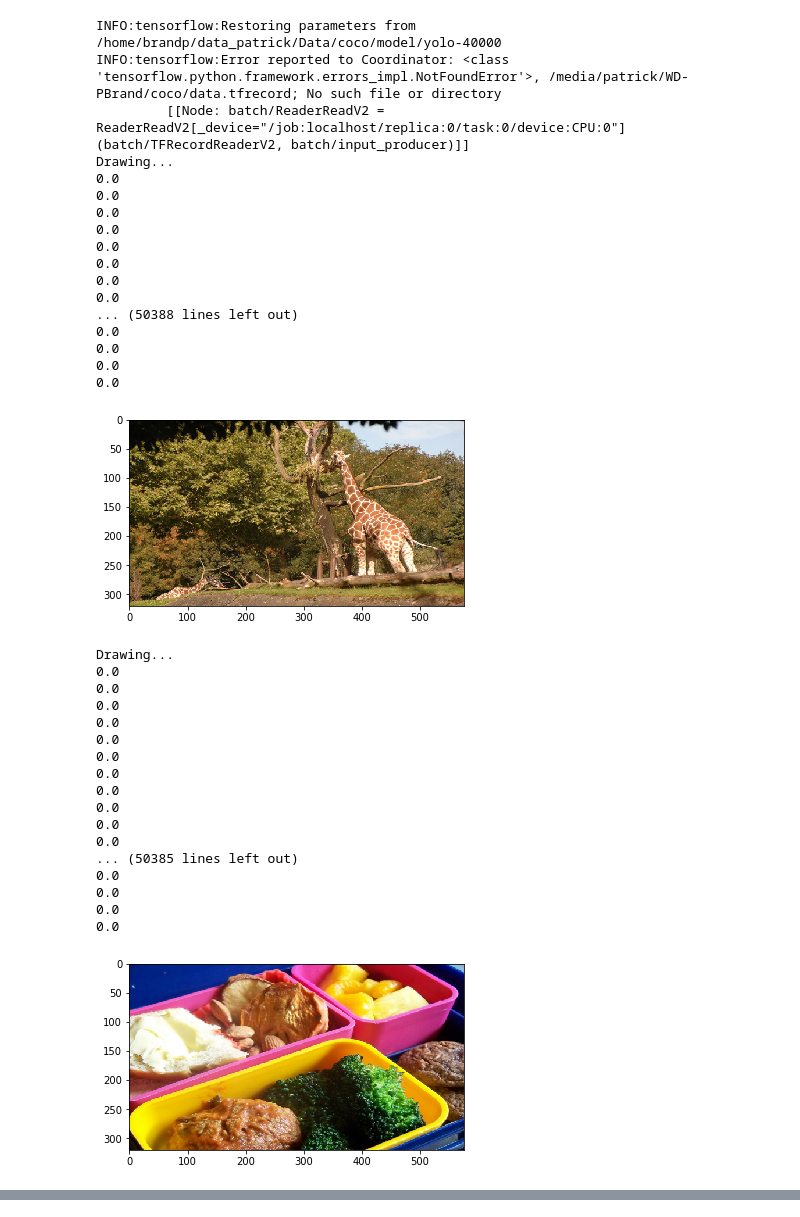
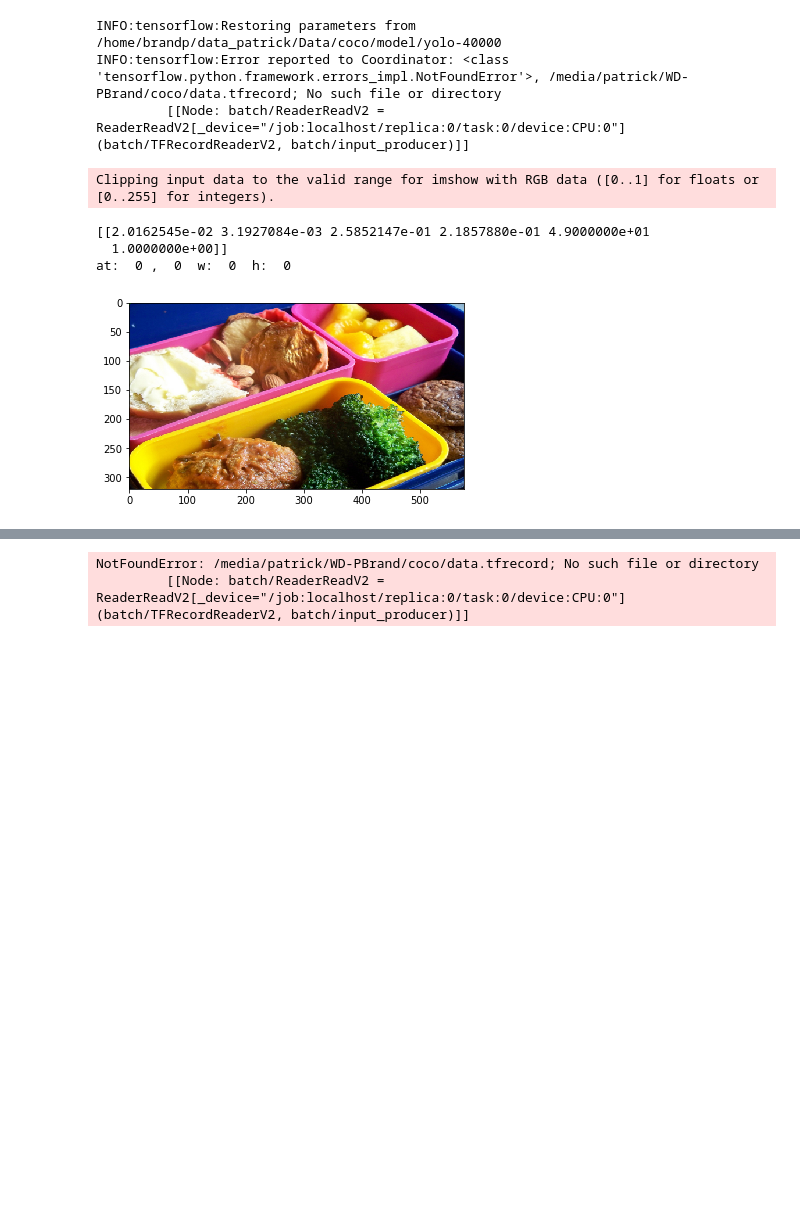
Before and after one commit to pbrand/yolo2, a Jupyter notebook: Yolo_Visualization.ipynb, the cells around one changed output, grey strips where cells are left out. Saved outputs shown, nothing was run; the diff lists cells and outputs as text; code cells hidden in the pictures; blank space fills up the shorter version.

```diff
--- a/Yolo_Visualization.ipynb
+++ b/Yolo_Visualization.ipynb
@@ -200,70 +201,60 @@ with tf.Session() as sess:
     train_flag = graph.get_tensor_by_name("flag_placeholder:0")
     y = graph.get_tensor_by_name("net/y:0")
 
-    for i in range(10):
+    for i in range(1):
         image_data,label_data = sess.run([batch_image, batch_label])
 
         #cap = cv2.VideoCapture('./video.MP4')
         #
         #while(cap.isOpened()):
         #
         #    ret, img = cap.read()
         #    if ret is not True:
         #        break
         #
         #    img_for_net = cv2.resize(img,(input_w,input_h))
         #    img_for_net = img_for_net/255.0
         data = sess.run(y, feed_dict = {image: image_data, train_flag: False})
         img = image_data[0]
         classes,rois = preprocess_data(data, anchors, anchors_w, anchors_h, important_classes)
         classes,indxs = non_max_supression(classes, rois)
 
-        img = draw(classes, rois, indxs, img, names, colors)
+        ind = label_data[...,5] == 1.
+        print(label_data[ind])
+        scale_w = img.shape[1]/float(input_w)
+        scale_h = img.shape[0]/float(input_h)
+        x = int(label_data[ind][...,0]*scale_w)
+        y = int(label_data[ind][...,1]*scale_h)
+        w = int(label_data[ind][...,2]*scale_w)
+        h = int(label_data[ind][...,3]*scale_h)
+
+        #print('Found: ', names[class_idx])
+        print('at: ', x, ', ', y, ' w: ', w, ' h: ', h)
+        cv2.rectangle(img, (x, y), (x+w, y+h), (0,255,0), 4)
+        font = cv2.FONT_HERSHEY_SIMPLEX
+        #text = names[class_idx] + ' %.2f'%class_prob
+        #cv2.putText(img, text, (x, y-8), font, 0.7, colors[class_idx], 2, cv2.LINE_AA)
+        #print(label_data)
+        #print(data.shape)
+
+        #img = draw(classes, rois, indxs, img, names, colors)
         #
         plt.figure()
         plt.imshow(cv2.cvtColor(img, cv2.COLOR_BGR2RGB))
         # as opencv loads in BGR format by default, we want to show it in RGB.
         plt.show()
         #cv2.moveWindow('img', 0, 0)
         #    key = cv2.waitKey()
         #    if key == 27: break
 
     coord.request_stop()
     coord.join(threads)
 # %% [output]
 INFO:tensorflow:Restoring parameters from /home/brandp/data_patrick/Data/coco/model/yolo-40000
 INFO:tensorflow:Error reported to Coordinator: <class 'tensorflow.python.framework.errors_impl.NotFoundError'>, /media/patrick/WD-PBrand/coco/data.tfrecord; No such file or directory
          [[Node: batch/ReaderReadV2 = ReaderReadV2[_device="/job:localhost/replica:0/task:0/device:CPU:0"](batch/TFRecordReaderV2, batch/input_producer)]]
-Drawing...
-0.0
-0.0
-0.0
-0.0
-0.0
-0.0
-0.0
-0.0
-... (50388 lines left out)
-0.0
-0.0
-0.0
-0.0
+Clipping input data to the valid range for imshow with RGB data ([0..1] for floats or [0..255] for integers).
+[[2.0162545e-02 3.1927084e-03 2.5852147e-01 2.1857880e-01 4.9000000e+01
+  1.0000000e+00]]
+at:  0 ,  0  w:  0  h:  0
-[figure, old version]
+[figure, new version]
-Drawing...
-0.0
-0.0
-0.0
-0.0
-0.0
-0.0
-0.0
-0.0
-0.0
-0.0
-0.0
-... (50385 lines left out)
-0.0
-0.0
-0.0
-0.0
-[figure, removed]
@@ -274,3 +261,5 @@ OutOfRangeError: RandomShuffleQueue '_13_shuffle_batch_1/random_shuffle_queue' i
+NotFoundError: /media/patrick/WD-PBrand/coco/data.tfrecord; No such file or directory
+         [[Node: batch/ReaderReadV2 = ReaderReadV2[_device="/job:localhost/replica:0/task:0/device:CPU:0"](batch/TFRecordReaderV2, batch/input_producer)]]
 # %%
 import sys, getopt
 import json
```
Also changed, not shown: parts of 2 cells of this notebook.
